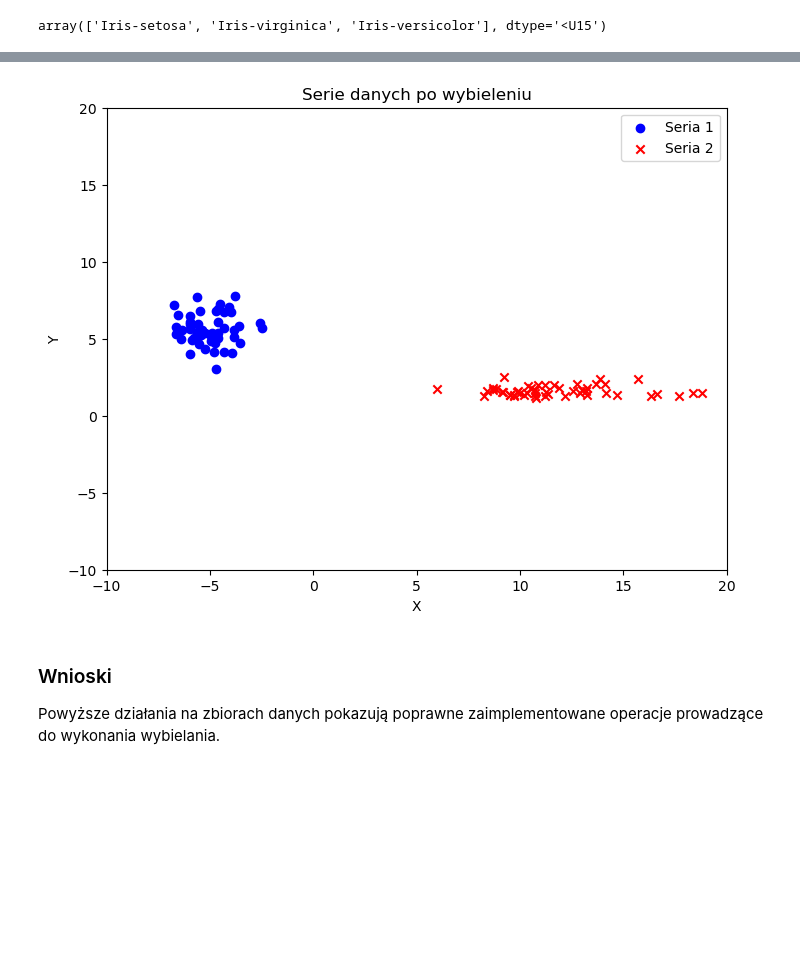
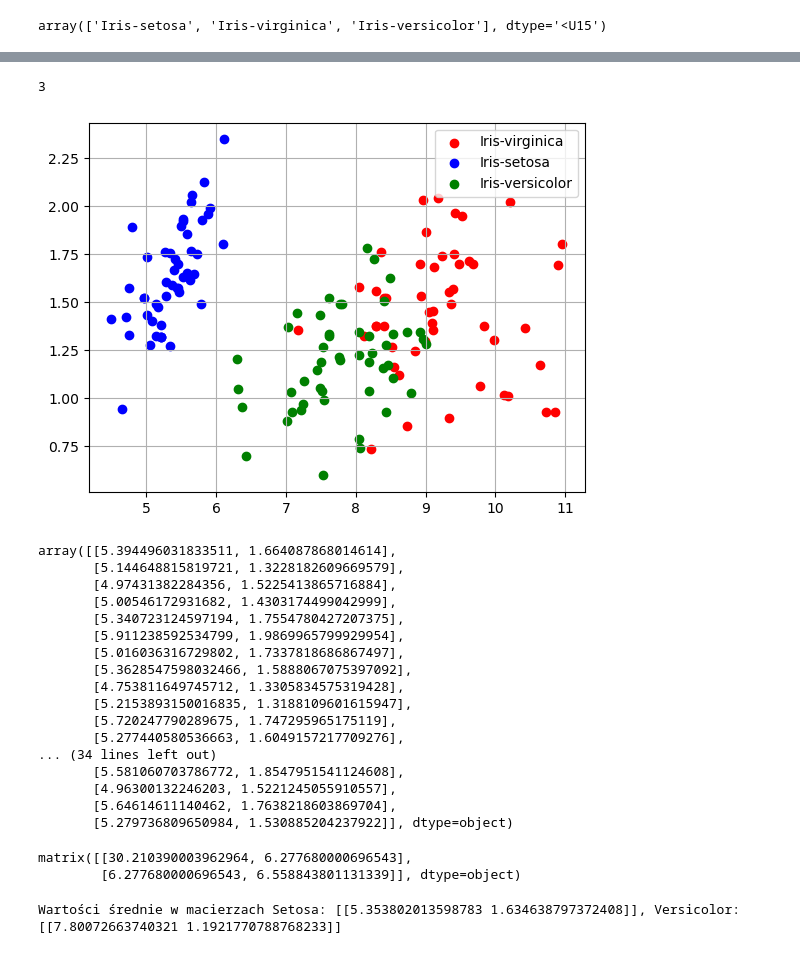
Before and after one commit to Funiek/eksploracja-danych, a Jupyter notebook: cw4/ed_cw4_krzysztof_funkowski.ipynb, the cells around one changed output, grey strips where cells are left out. Saved outputs shown, nothing was run; the diff lists cells and outputs as text; code cells hidden in the pictures; blank space fills up the shorter version.

```diff
--- a/cw4/ed_cw4_krzysztof_funkowski.ipynb
+++ b/cw4/ed_cw4_krzysztof_funkowski.ipynb
@@ -454,4 +173,0 @@ Zbiór danych reprezentującego dwie serie odtwarzające sytuację z wykładu
-# %%
-df = pd.read_csv('input_data.csv', sep=',')
-dataset = df.to_numpy()
-df
@@ -686,21 +174,39 @@ matrix([[ 7.49276406e+00, -2.59842148e-14],
-# %%
-plt.figure(figsize=(8, 6))
-
-plt.scatter(s1_p2[:,[0]], s1_p2[:,[1]], label='Seria 1', color='blue', marker='o')
-plt.scatter(s2_p2[:,[0]], s2_p2[:,[1]], label='Seria 2', color='red', marker='x')
-
-plt.xlabel('X')
-plt.ylabel('Y')
-
-plt.xlim(-10, 20)
-plt.ylim(-10, 20)
-
-plt.legend()
-plt.title('Serie danych po wybieleniu')
-plt.show()
-# %% [output]
-[figure, removed]
-# %% [markdown]
-### Wnioski
-
-Powyższe działania na zbiorach danych pokazują poprawne zaimplementowane operacje prowadzące do wykonania wybielania.
+# %%
+current_datasets = [] # lista w której będą zbiory do rysowania
+s1 = np.asarray(species1 * species1_eigenvectors[:,:2])
+current_datasets.append(('Iris-virginica',s1))
+# %%
+species2 = df[df['Species'].str.contains('Iris-setosa')].to_numpy() # wybieranie danych tylko dla badanego gatunku
+species2 = species2[:, [0, 1, 2, 3]]
+s2 = np.asarray(species2 * species1_eigenvectors[:,:2])
+current_datasets.append(('Iris-setosa',s2))
+# %%
+species3 = df[df['Species'].str.contains('Iris-versicolor')].to_numpy() # wybieranie danych tylko dla badanego gatunku
+species3 = species3[:, [0, 1, 2, 3]]
+s3 = np.asarray(species3 * species1_eigenvectors[:,:2])
+current_datasets.append(('Iris-versicolor',s3))
+# %%
+draw_plot(current_datasets)
+# %% [output]
+3
+[figure, added]
+# %%
+s2
+# %% [output]
+array([[5.394496031833511, 1.664087868014614],
+       [5.144648815819721, 1.3228182609669579],
+       [4.97431382284356, 1.5225413865716884],
+       [5.00546172931682, 1.4303174499042999],
+       [5.340723124597194, 1.7554780427207375],
+       [5.911238592534799, 1.9869965799929954],
+       [5.016036316729802, 1.7337818686867497],
+       [5.3628547598032466, 1.5888067075397092],
+       [4.753811649745712, 1.3305834575319428],
+       [5.2153893150016835, 1.3188109601615947],
+       [5.720247790289675, 1.747295965175119],
+       [5.277440580536663, 1.6049157217709276],
+... (34 lines left out)
+       [5.581060703786772, 1.8547951541124608],
+       [4.96300132246203, 1.5221245055910557],
+       [5.64614611140462, 1.7638218603869704],
+       [5.279736809650984, 1.530885204237922]], dtype=object)
@@ -706,0 +221,12 @@ Powyższe działania na zbiorach danych pokazują poprawne zaimplementowane oper
+# %%
+Sw = calculate_s(s2_m)+calculate_s(s3_m)
+Sw
+# %% [output]
+matrix([[30.210390003962964, 6.277680000696543],
+        [6.277680000696543, 6.558843801131339]], dtype=object)
+# %%
+s2_m_mean = np.mean(s2_m, axis=0)
+s3_m_mean = np.mean(s3_m, axis=0)
+print(f'Wartości średnie w macierzach Setosa: {s2_m_mean}, Versicolor: {s3_m_mean}')
+# %% [output]
+Wartości średnie w macierzach Setosa: [[5.353802013598783 1.634638797372408]], Versicolor: [[7.80072663740321 1.1921770788768233]]
```
Also changed, not shown: parts of 82 cells of this notebook, 1 other file.
